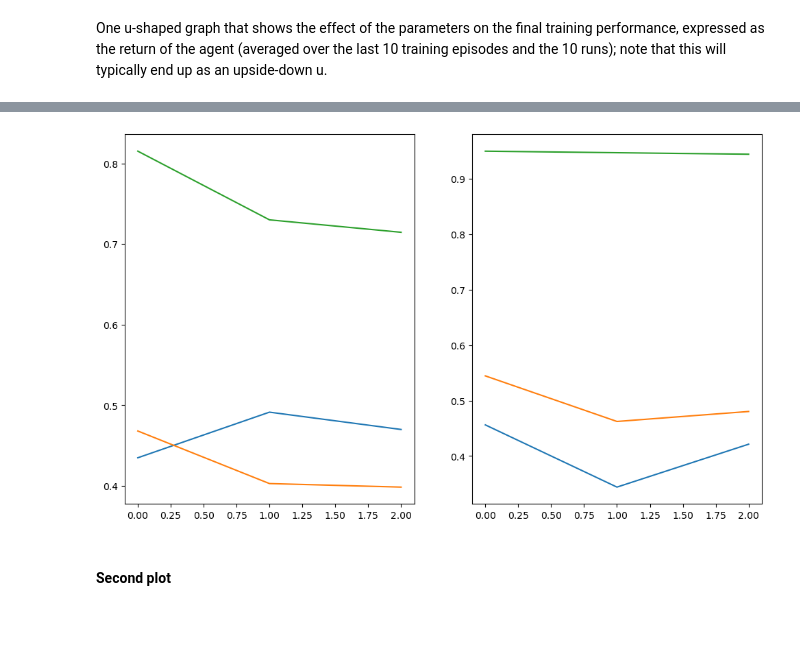
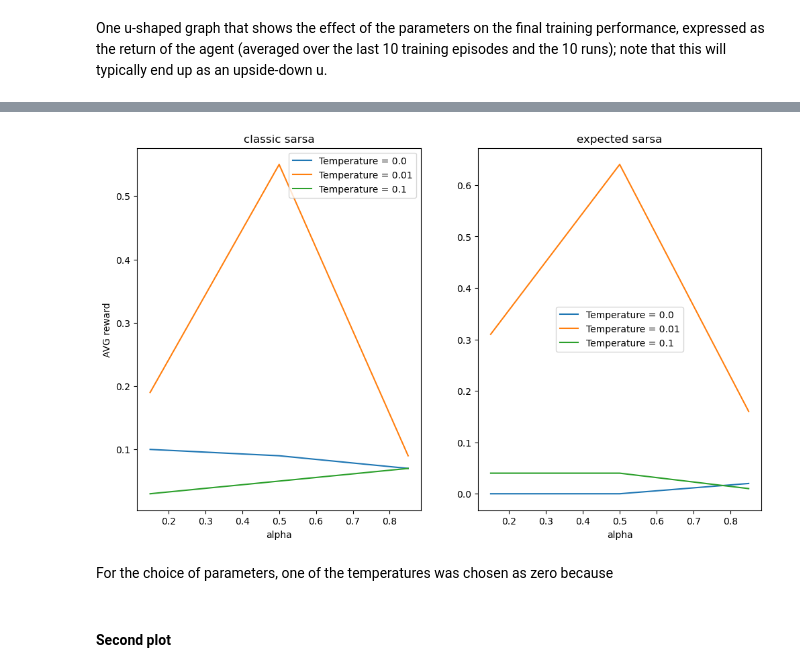
Before and after one commit to rafalm0/SARSA, a Jupyter notebook: SARSA.ipynb, the cells around one changed output, grey strips where cells are left out. Saved outputs shown, nothing was run; the diff lists cells and outputs as text; code cells hidden in the pictures; blank space fills up the shorter version.

Commit message:
start working on plots

```diff
--- a/SARSA.ipynb
+++ b/SARSA.ipynb
@@ -178,11 +231,0 @@ for type_ in expected:
-# %%
-# Runing the training
-
-for model in models:
-    model_type = 'expected' if model.expected else 'classic'
-    print(f'Training on |temperature: {str(model.temp)}\t| alpha: {str(model.a)} \t| {model_type} Sarsa')
-
-    for i in range(n_runs):
-        # creating model copies for each run
-        n_model =sarsa(matrix.copy(),alpha=model.a,temperature=model.temp, expected=model.expected)
-        general_results[model_type][model.a][model.temp][i] = run(n_model,env,training=np.append(np.zeros(training_size), [testing_size]),verbose=False)
@@ -208,13 +231,0 @@ Training on |temperature: 0.5   | alpha: 0.85   | expected Sarsa
-# %%
-df = pd.DataFrame.from_dict({(a,b,c,d,e,f): general_results[a][b][c][d][e][f]
-                                           for a in general_results.keys()
-                                           for b in general_results[a].keys()
-                                           for c in general_results[a][b].keys()
-                                           for d in general_results[a][b][c].keys()
-                                           for e in general_results[a][b][c][d].keys()
-                                           for f in general_results[a][b][c][d][e].keys()},
-                                           orient='index')
-# %%
-df = df.reset_index()
-df = df.rename(columns={'level_0':'sarsa','level_1':'alpha','level_2':'temperature','level_3':'run','level_4':'segment','level_5':'episode'})
-df.head(25)
@@ -279,15 +278,25 @@ def rms(arr):
 # %%
-fig, ax = plt.subplots(1,2,figsize=(12,7))
+fig, ax = plt.subplots(1, 2, figsize=(12, 7))
 
-for m,model in enumerate(expected):
-    for j, temperature in enumerate(temperatures):
+for m, model in enumerate(df_['type'].unique()):
+    for j, temperature in enumerate(df_['temp'].unique()):
         line_values = []
-        for i,alpha in enumerate(alphas):
-            line_values.append(rms(results[alpha][temperature][model]))
+        for i, alpha in enumerate(df_['alpha'].unique()):
+            line_values.append(
+                list(df_.loc[df_['alpha'] == alpha][df_['temp'] == temperature][df_['type'] == model]['reward'])[0])
 
-        ax[m].plot(line_values)
+        ax[m].plot(df_['alpha'].unique(),line_values, label=f'Temperature = {str(temperature)}')
+        ax[m].legend()
+        ax[m].set_xlabel("alpha")
+        ax[m].set_title(f"{model} sarsa")
+
+# plt.subplot(1,1,1)
+ax[0].set_ylabel("AVG reward")
+plt.show()
 # %% [output]
-[figure, old version]
+[figure, new version]
+# %% [markdown]
+For the choice of parameters, one of the temperatures was chosen as zero because
 # %% [markdown]
 #### Second plot
 # %% [markdown]
```
Also changed, not shown: parts of 33 cells of this notebook, 5 other files.
